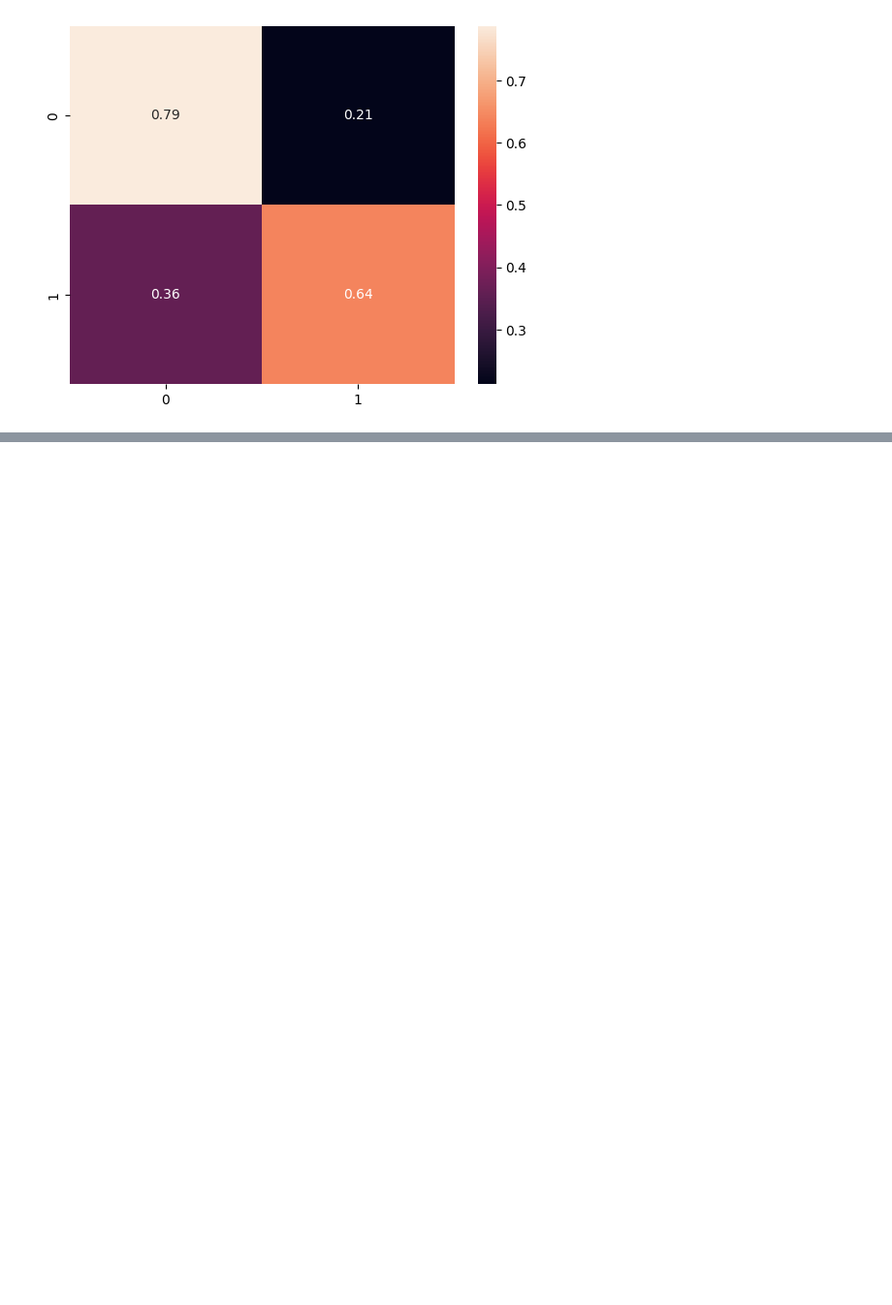
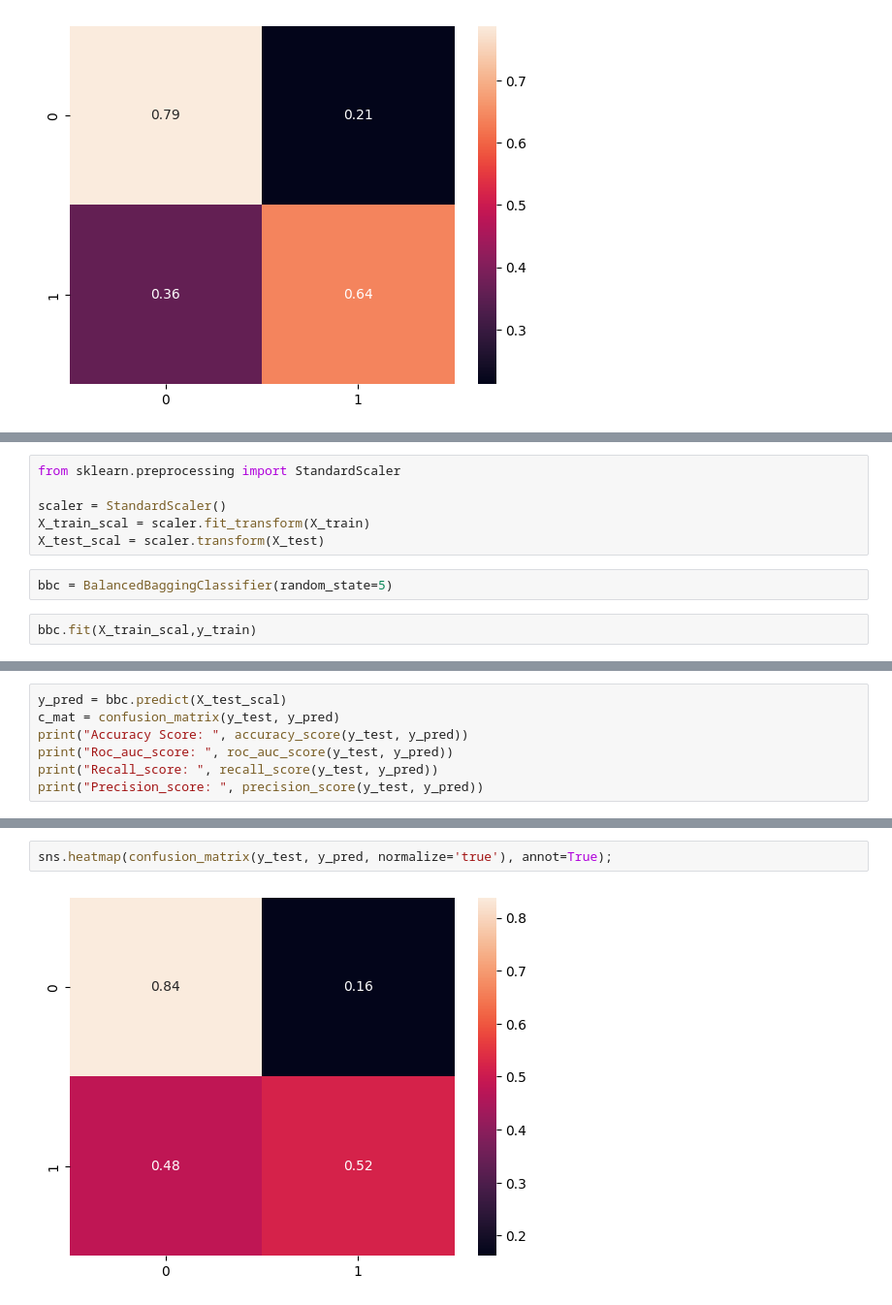
Before and after one commit to Kuja182/Data-Science-PortFolio, a Jupyter notebook: Relevancia_defectos_ópticos/src/notebooks/miopia_ml.ipynb, the cells around one changed output, grey strips where cells are left out. Shown: that part at 97% size. Drawn from its saved outputs; the diff is of its cells as text; blank space fills up the shorter version.

```diff
--- a/Relevancia_defectos_ópticos/src/notebooks/miopia_ml.ipynb
+++ b/Relevancia_defectos_ópticos/src/notebooks/miopia_ml.ipynb
@@ -289,0 +330,10 @@ sns.heatmap(confusion_matrix(y_test, y_pred, normalize='true'), annot=True);
+# %%
+from sklearn.preprocessing import StandardScaler
+
+scaler = StandardScaler()
+X_train_scal = scaler.fit_transform(X_train)
+X_test_scal = scaler.transform(X_test)
+# %%
+bbc = BalancedBaggingClassifier(random_state=5)
+# %%
+bbc.fit(X_train_scal,y_train)
@@ -289,0 +342,7 @@ sns.heatmap(confusion_matrix(y_test, y_pred, normalize='true'), annot=True);
+# %%
+y_pred = bbc.predict(X_test_scal)
+c_mat = confusion_matrix(y_test, y_pred)
+print("Accuracy Score: ", accuracy_score(y_test, y_pred))
+print("Roc_auc_score: ", roc_auc_score(y_test, y_pred))
+print("Recall_score: ", recall_score(y_test, y_pred))
+print("Precision_score: ", precision_score(y_test, y_pred))
@@ -289,0 +363,4 @@ sns.heatmap(confusion_matrix(y_test, y_pred, normalize='true'), annot=True);
+# %%
+sns.heatmap(confusion_matrix(y_test, y_pred, normalize='true'), annot=True);
+# %% [output]
+[figure, added]
```
Also changed, not shown: parts of 36 cells of this notebook, 1 other file.
